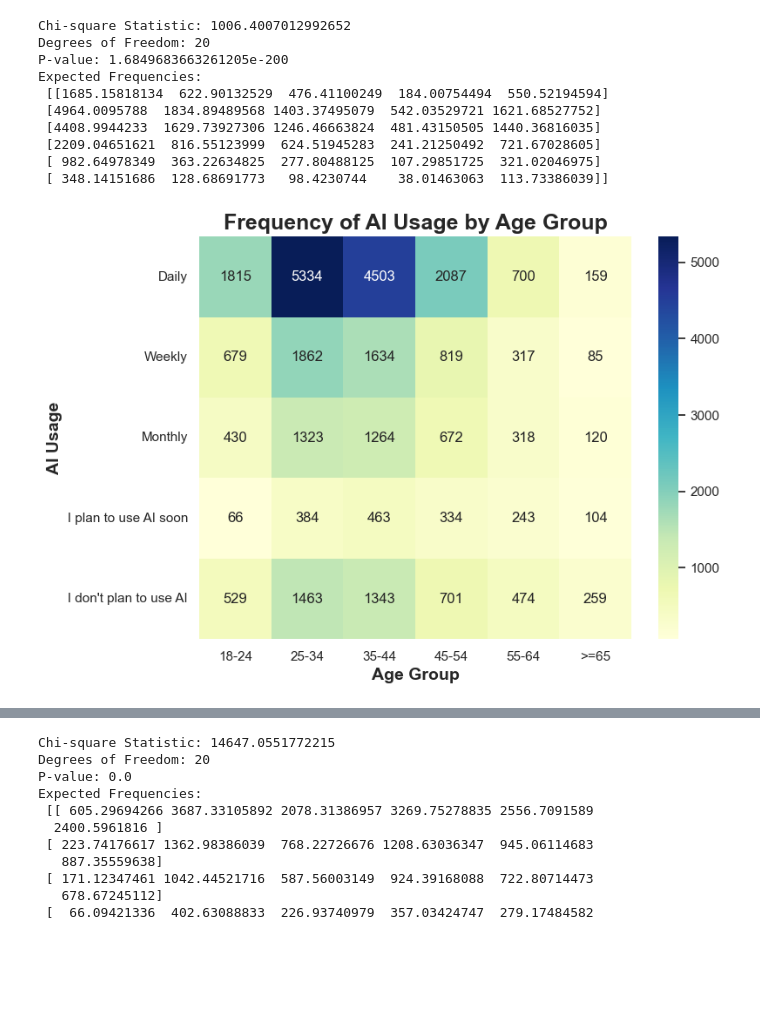
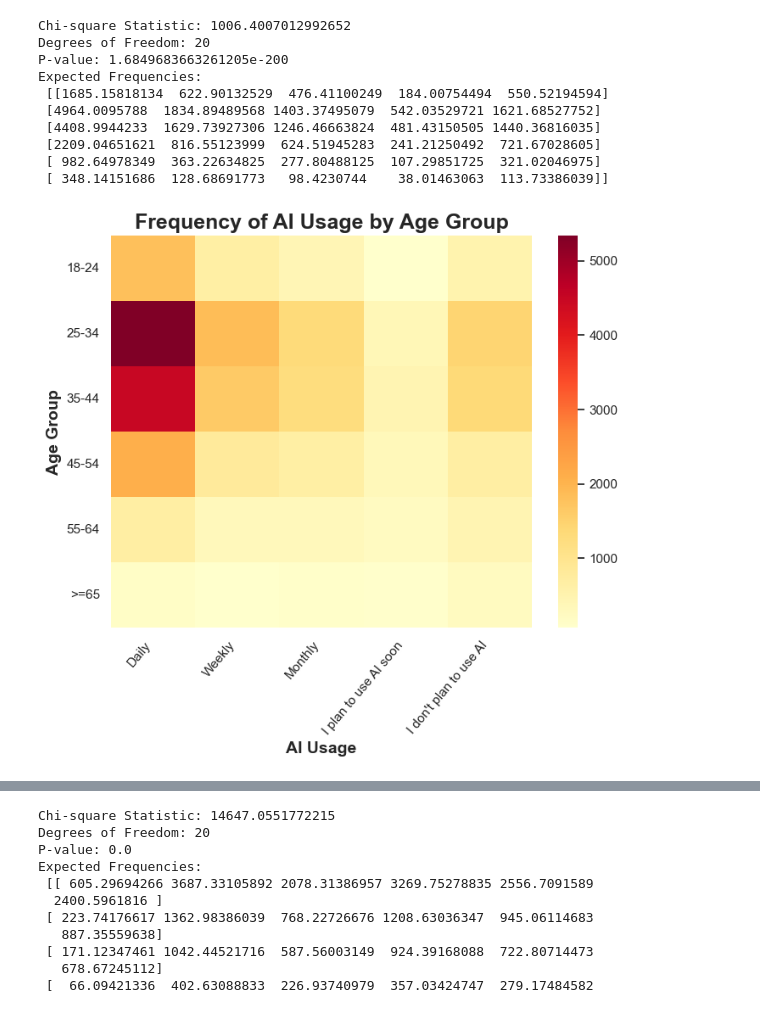
Before and after one commit to huyqng1412/stackoverflow_2025_project, a Jupyter notebook: so2025_vis.ipynb, the cells around one changed output, grey strips where cells are left out. Saved outputs shown, nothing was run; the diff lists cells and outputs as text; code cells hidden in the pictures; blank space fills up the shorter version.

```diff
--- a/so2025_vis.ipynb
+++ b/so2025_vis.ipynb
@@ -296,10 +287,14 @@ Expected Frequencies:
 # %%
 plt.figure(figsize=(8, 6))
-sns.heatmap(contigency.T, annot=True, fmt="d", cmap="YlGnBu")
+sns.heatmap(contigency, annot=False, fmt="d", cmap="YlOrRd")
 
 plt.title("Frequency of AI Usage by Age Group", fontsize = 18, fontweight = 'bold')
-plt.xlabel("Age Group", fontsize = 14, fontweight = 'bold')
-plt.ylabel("AI Usage", fontsize = 14, fontweight = 'bold')
+plt.ylabel("Age Group", fontsize = 14, fontweight = 'bold')
+plt.xlabel("AI Usage", fontsize = 14, fontweight = 'bold')
+
+plt.xticks(rotation=50, ha="right")   # rotate x-axis labels
+plt.yticks(rotation= 360)
+
 plt.show()
 # %% [output]
-[figure, old version]
+[figure, new version]
```
Also changed, not shown: parts of 17 cells of this notebook, 1 other file.
